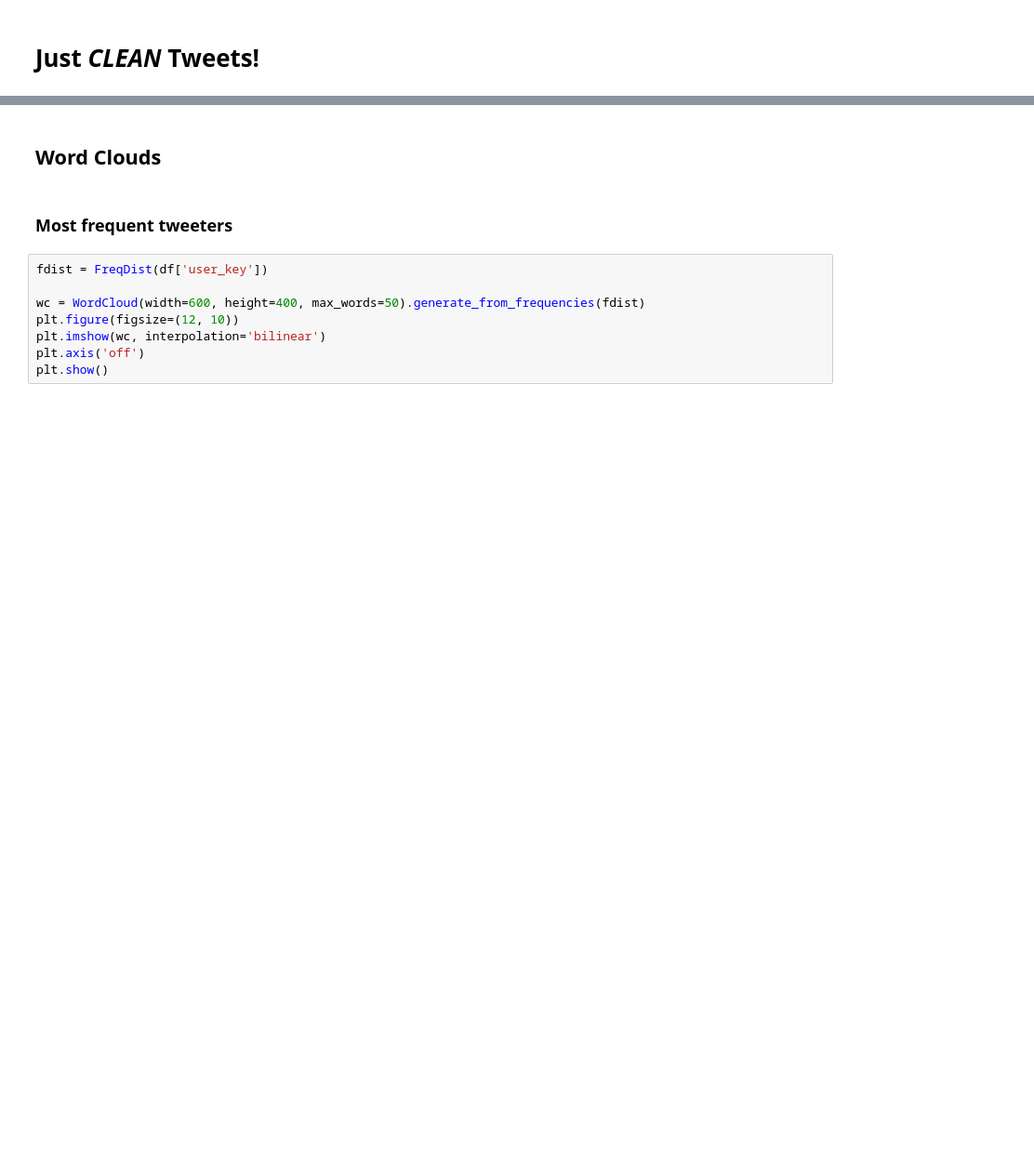
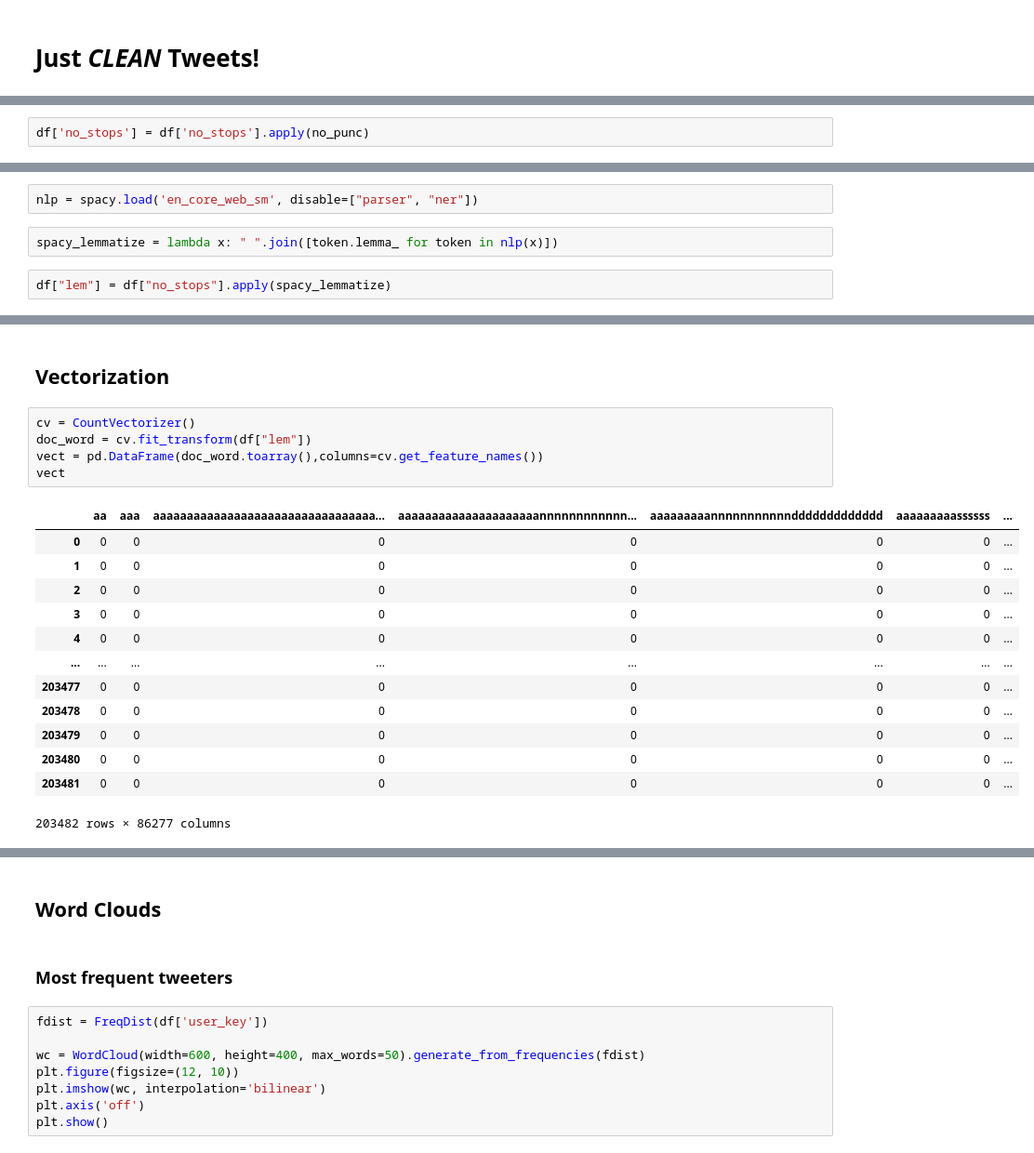
Before and after one commit to scrapfishies/russian-troll-tweets-nlp, a Jupyter notebook: modeling/tweet_cleaning.ipynb, the cells around one changed output, grey strips where cells are left out. Shown: that part at 93% size. Cells and saved outputs as stored; diff of their text form; blank space fills up the shorter version.

```diff
--- a/modeling/tweet_cleaning.ipynb
+++ b/modeling/tweet_cleaning.ipynb
@@ -89,0 +169,2 @@ df.head()
+# %%
+df['no_stops'] = df['no_stops'].apply(no_punc)
@@ -89,0 +182,6 @@ df.head()
+# %%
+nlp = spacy.load('en_core_web_sm', disable=["parser", "ner"])
+# %%
+spacy_lemmatize = lambda x: " ".join([token.lemma_ for token in nlp(x)])
+# %%
+df["lem"] = df["no_stops"].apply(spacy_lemmatize)
@@ -89,0 +237,21 @@ df.head()
+# %% [markdown]
+## Vectorization
+# %%
+cv = CountVectorizer()
+doc_word = cv.fit_transform(df["lem"])
+vect = pd.DataFrame(doc_word.toarray(),columns=cv.get_feature_names())
+vect
+# %% [output]
+|  | aa | aaa | aaaaaaaaaaaaaaaaaaaaaaaaaaaaaaaaa... | aaaaaaaaaaaaaaaaaaaaannnnnnnnnnnn... | aaaaaaaaannnnnnnnnnnddddddddddddd | aaaaaaaaassssss | ... |
+| 0 | 0 | 0 | 0 | 0 | 0 | 0 | ... |
+| 1 | 0 | 0 | 0 | 0 | 0 | 0 | ... |
+| 2 | 0 | 0 | 0 | 0 | 0 | 0 | ... |
+| 3 | 0 | 0 | 0 | 0 | 0 | 0 | ... |
+| 4 | 0 | 0 | 0 | 0 | 0 | 0 | ... |
+| ... | ... | ... | ... | ... | ... | ... | ... |
+| 203477 | 0 | 0 | 0 | 0 | 0 | 0 | ... |
+| 203478 | 0 | 0 | 0 | 0 | 0 | 0 | ... |
+| 203479 | 0 | 0 | 0 | 0 | 0 | 0 | ... |
+| 203480 | 0 | 0 | 0 | 0 | 0 | 0 | ... |
+| 203481 | 0 | 0 | 0 | 0 | 0 | 0 | ... |
+203482 rows × 86277 columns
```
Also changed, not shown: parts of 53 cells of this notebook, 4 other files.
